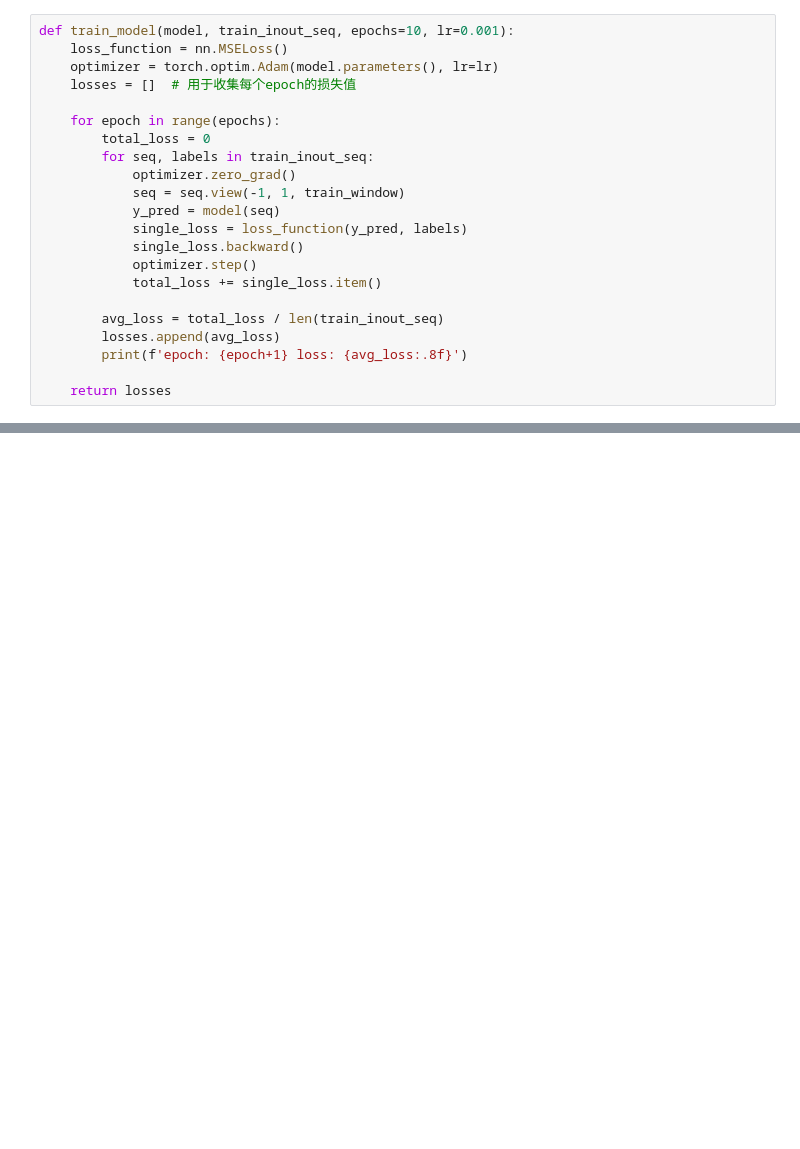
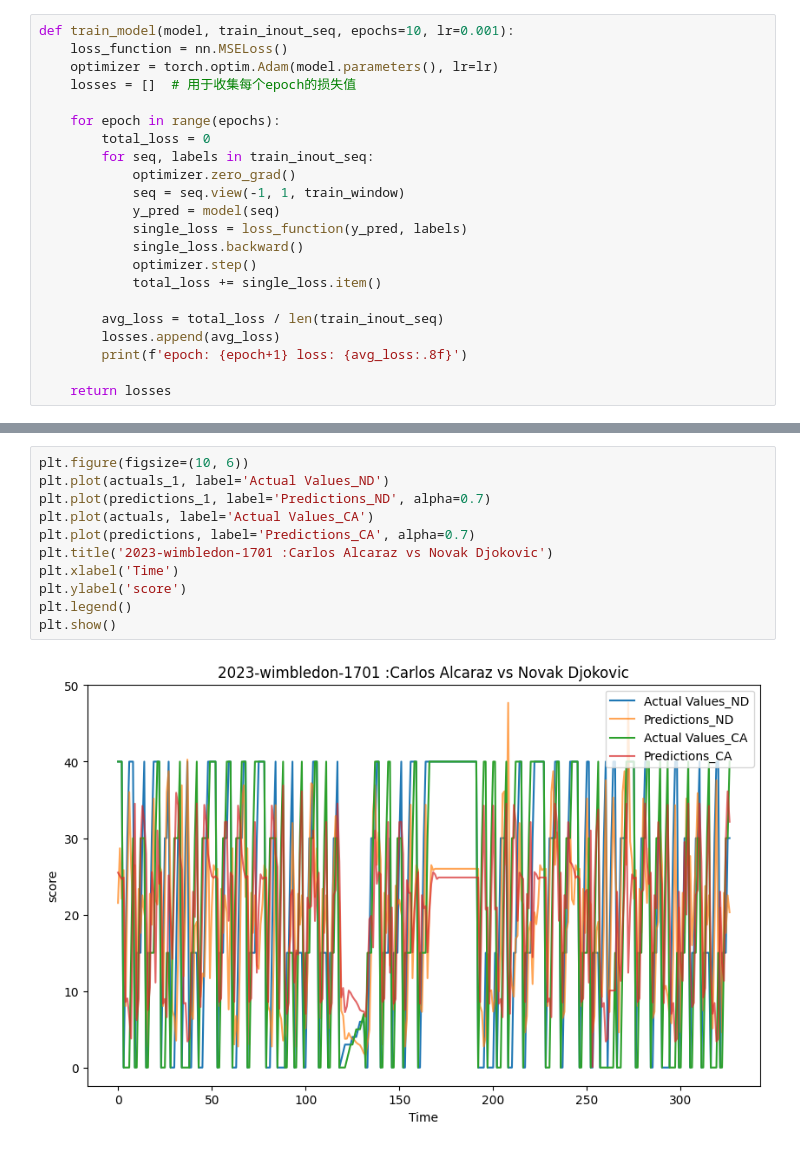
Before and after one commit to curryfromuestc/2024_MCM_C, a Jupyter notebook: code/LSTM.ipynb, the cells around one changed output, grey strips where cells are left out. Saved outputs shown, nothing was run; the diff lists cells and outputs as text; blank space fills up the shorter version.

```diff
--- a/code/LSTM.ipynb
+++ b/code/LSTM.ipynb
@@ -269,0 +269,13 @@ plt.show()
+# %%
+plt.figure(figsize=(10, 6))
+plt.plot(actuals_1, label='Actual Values_ND')
+plt.plot(predictions_1, label='Predictions_ND', alpha=0.7)
+plt.plot(actuals, label='Actual Values_CA')
+plt.plot(predictions, label='Predictions_CA', alpha=0.7)
+plt.title('2023-wimbledon-1701 :Carlos Alcaraz vs Novak Djokovic')
+plt.xlabel('Time')
+plt.ylabel('score')
+plt.legend()
+plt.show()
+# %% [output]
+[figure, added]
```
Also changed, not shown: parts of 5 cells of this notebook.
